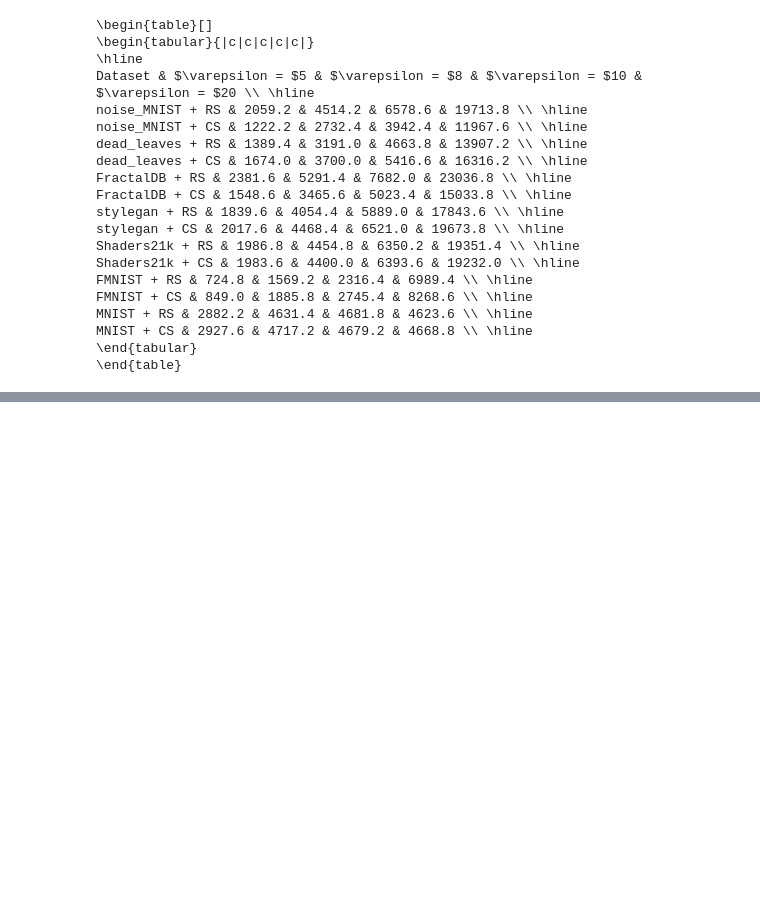
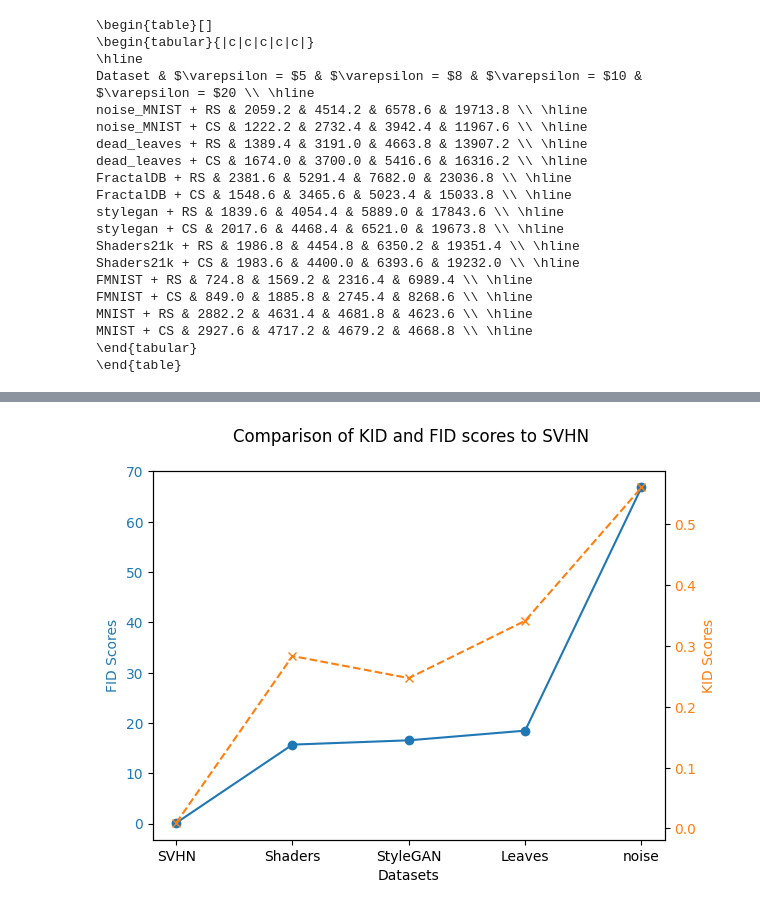
Before and after one commit to mime00001/Noise_PATE, a Jupyter notebook: notebook.ipynb, the cells around one changed output, grey strips where cells are left out. Drawn from its saved outputs; the diff is of its cells as text; code cells hidden in the pictures; blank space fills up the shorter version.

```diff
--- a/notebook.ipynb
+++ b/notebook.ipynb
@@ -282,0 +285,25 @@ plt.savefig("results/comparison_on_SVHN.png")
+# %%
+fid_SVHN = {'SVHN': 0.1237,    'Shaders': 15.6990,'StyleGAN': 16.5535,'Leaves': 18.4737, 'noise':66.8186}
+kid_SVHN = {'SVHN': 0.0091, 'Shaders': 0.2833, 'StyleGAN': 0.2470, 'Leaves': 0.3411,  'noise': 0.5601}
+# %%
+keys = list(fid_SVHN.keys())
+fid_scores = list(fid_SVHN.values())
+kid_scores = list(kid_SVHN.values())
+
+fig, ax1 = plt.subplots()
+
+ax1.set_xlabel('Datasets')
+ax1.set_ylabel('FID Scores', color='tab:blue')
+ax1.plot(keys, fid_scores, color='tab:blue', marker='o', label='Dict1')
+ax1.tick_params(axis='y', labelcolor='tab:blue')
+
+ax2 = ax1.twinx()  # Create a twin y-axis
+ax2.set_ylabel('KID Scores', color='tab:orange')
+ax2.plot(keys, kid_scores, color='tab:orange', marker='x', linestyle='--', label='Dict2')
+ax2.tick_params(axis='y', labelcolor='tab:orange')
+
+fig.suptitle("Comparison of KID and FID scores to SVHN")
+fig.tight_layout()  # Adjust layout to avoid overlap
+plt.show()
+# %% [output]
+[figure, added]
```
Also changed, not shown: parts of 4 cells of this notebook, 6 other files.
